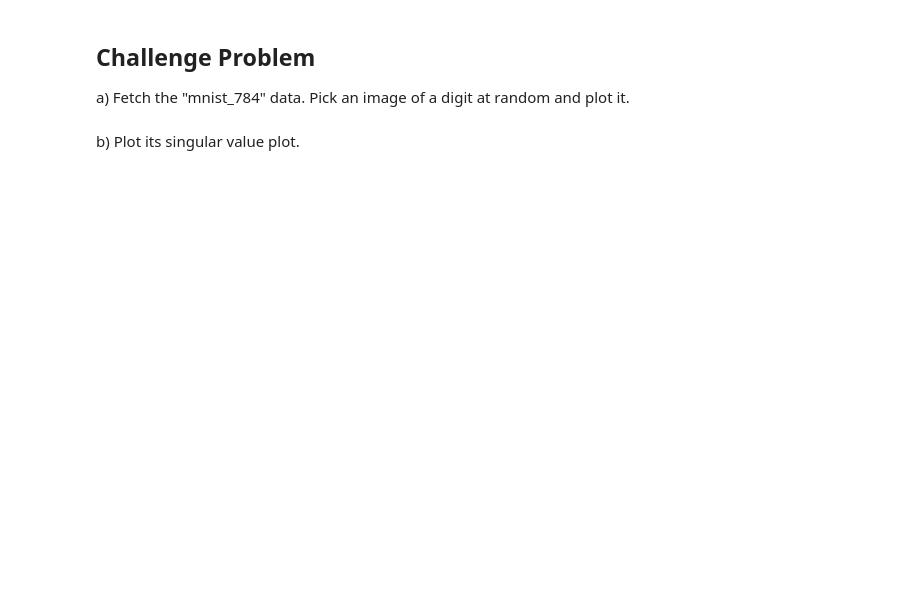
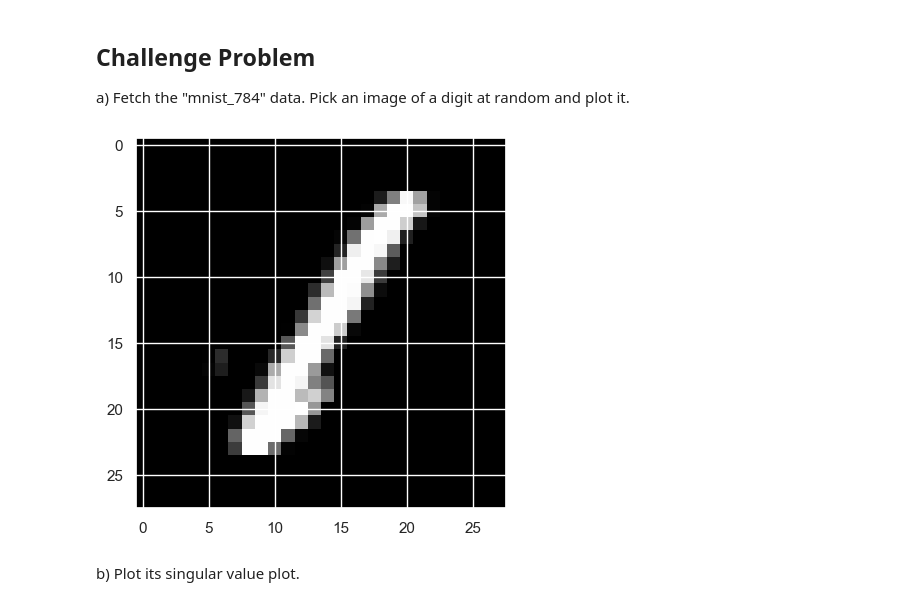
Before and after one commit to will18870/Data-Science-Fundamentals, a Jupyter notebook: lecture_10/worksheet_10.ipynb, the cells around one changed output. Cells and saved outputs as stored; diff of their text form; code cells hidden in the pictures; blank space fills up the shorter version.

```diff
--- a/lecture_10/worksheet_10.ipynb
+++ b/lecture_10/worksheet_10.ipynb
@@ -292,11 +302,17 @@ plt.show()
 a) Fetch the "mnist_784" data. Pick an image of a digit at random and plot it.
 # %%
 import matplotlib.pyplot as plt
+import numpy.random as random
 
 from sklearn.datasets import fetch_openml
 
 X, y = fetch_openml(name="mnist_784", version=1, return_X_y=True, as_frame=False)
 
 # your code here
+randig = random.randint(0, len(X))
+plt.imshow(X[randig].reshape(28, 28), cmap='gray')
+plt.show()
+# %% [output]
+[figure, added]
 # %% [markdown]
 b) Plot its singular value plot.
```
Also changed, not shown: parts of 25 cells of this notebook.
